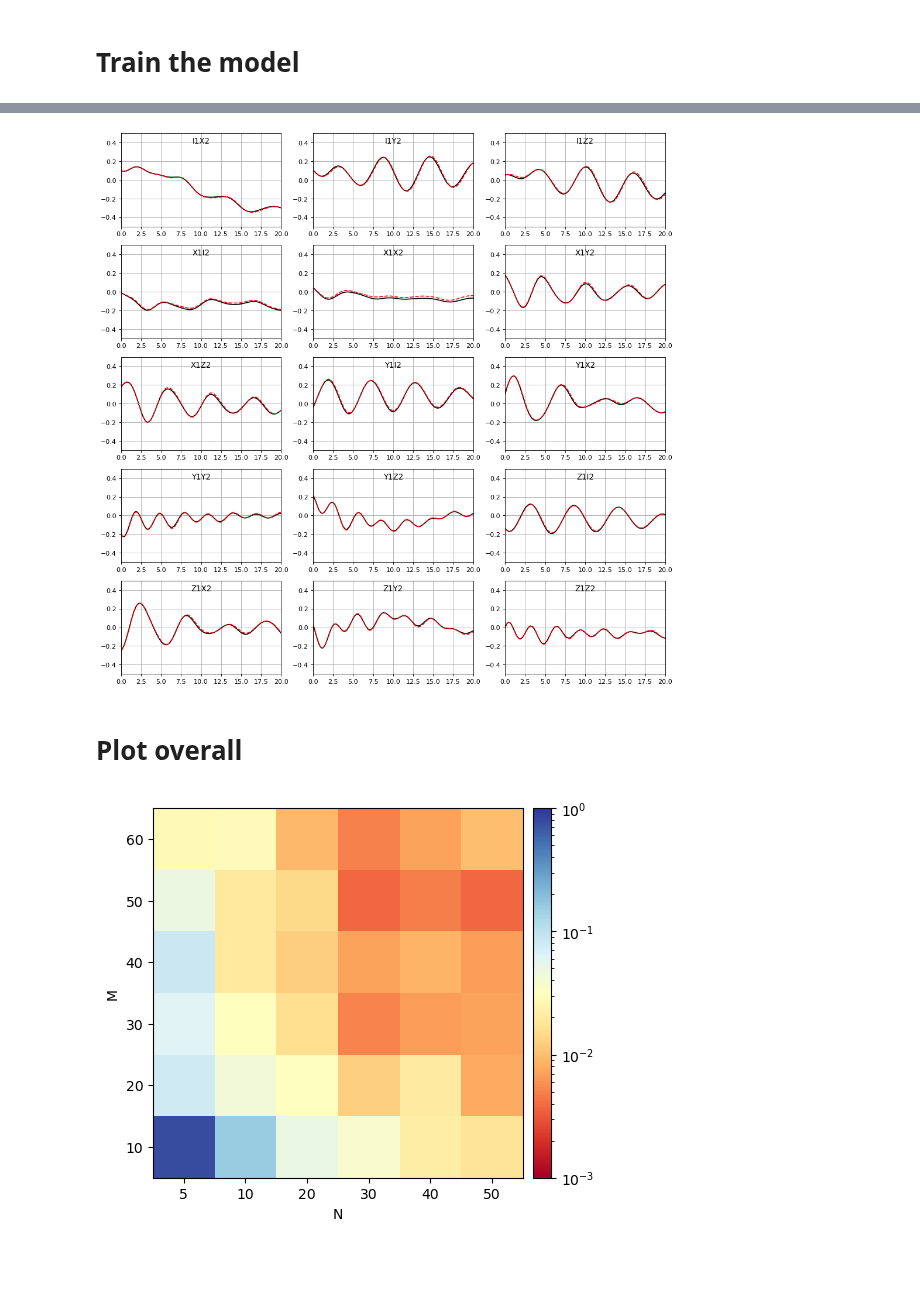
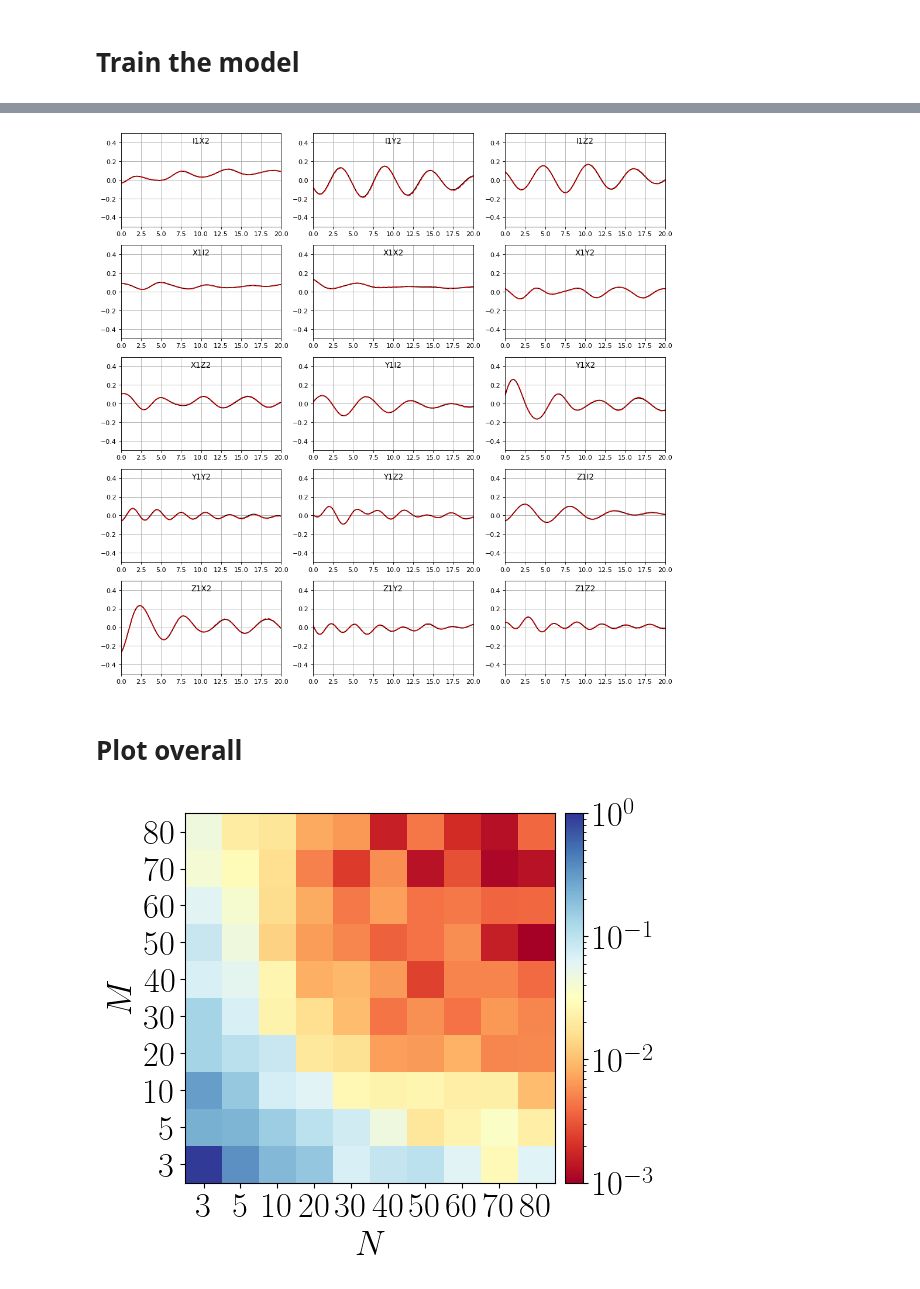
Before and after one commit to giovannicemin/master_thesis, a Jupyter notebook: project_p/exact_L.ipynb, the cells around one changed output, grey strips where cells are left out. Saved outputs shown, nothing was run; the diff lists cells and outputs as text; code cells hidden in the pictures; blank space fills up the shorter version.

```diff
--- a/project_p/exact_L.ipynb
+++ b/project_p/exact_L.ipynb
@@ -139,7 +142,7 @@ def initial_conditions(F_base):
     '''Function returning a random density matrix. '''
     rho = qu.gen.rand.rand_rho(4)
 
-    v_0 = np.array([np.trace(np.dot(f,rho)) for f in F_base]).real
+    v_0 = np.array([np.trace(np.dot(rho,f)) for f in F_base]).real
     return v_0[1:]
 # %% [markdown]
 # Create the data
@@ -184,9 +198,9 @@ class LindbladClass(Lindbladian):
 prms = {'model': 1,
         'V': 0.5,
         'gamma' : 0.01,
-        'kappa' : 0.01,
+        'kappa' : 0.05,
         'T': 10,
-        'T_test':40,
+        'T_test':20,
         'num_traj': 30,
         'N' : 60,       # number of samples for each time and i.c.
         'M' : 60        # number of times for each i.c.
@@ -450,15 +434,16 @@ print(errors.mean())
 # %%
 # predict dynamics with the model
-ml_dyn = model.generate_trajectory(v_0=np.array(data_test[4][0]), T=20)
-print_comparison(data_test[4], ml_dyn, 20, dt=0.01, ylim=0.5)
+indx = 1
+ml_dyn = model.generate_trajectory(v_0=np.array(data_test[indx][0]), T=20)
+print_comparison(data_test[indx], ml_dyn, 20, dt=0.01, ylim=0.5)
 # %% [output]
-[figure, old version]
+[figure, new version]
 # %% [markdown]
 # Plot overall
 # %%
 # for each combinations of potential and L I calculate the error
-N = [5,10,20,30,40,50]
-M = [10,20,30,40,50,60]
+N = [3,5,10,20,30,40,50,60,70,80]
+M = [3,5,10,20,30,40,50,60,70,80]
 
 errors = []
 
@@ -489,27 +474,31 @@ for m in M:
         err.append(errs.mean())
     errors.append(err)
 # %%
-fig, ax = plt.subplots()
+fig, ax = plt.subplots(dpi=100)
 
 im = ax.imshow(errors, origin='lower', cmap='RdYlBu', norm=LogNorm(vmin=0.001, vmax=1))
 
 my_x_ticks = N
 my_y_ticks = M
 ax.set_xticks([i for i in range(len(my_x_ticks))])
-ax.set_xticklabels(my_x_ticks)
-ax.set_xlabel('N')
+ax.set_xticklabels(['$'+str(i)+'$' for i in my_x_ticks])
+ax.set_xlabel(r'$N$', fontsize=25)
 ax.set_yticks([i for i in range(len(my_y_ticks))])
-ax.set_yticklabels(my_y_ticks)
-ax.set_ylabel('M')
+ax.set_yticklabels(['$'+str(i)+'$' for i in my_y_ticks])
+ax.set_ylabel(r'$M$', fontsize=25)
+
+ax.tick_params(axis='y', labelsize=25)
+ax.tick_params(axis='x', labelsize=25)
 
 # create an axes on the right side of ax. The width of cax will be 5%
 # of ax and the padding between cax and ax will be fixed at 0.05 inch.
 divider = make_axes_locatable(ax)
 cax = divider.append_axes("right", size="5%", pad=0.1)
 
-fig.colorbar(im, cax=cax)
+cbar = fig.colorbar(im, cax=cax)
+cbar.ax.tick_params(labelsize=25)
 
 plt.show()
-#fig.savefig('../pictures/length_dependance_W.pdf', dpi=150)
+#fig.savefig('./plots/benchmark.pdf', dpi=150, bbox_inches='tight')
 # %% [output]
-[figure, old version]
+[figure, new version]
```
Also changed, not shown: parts of 27 cells of this notebook, 19 other files.
